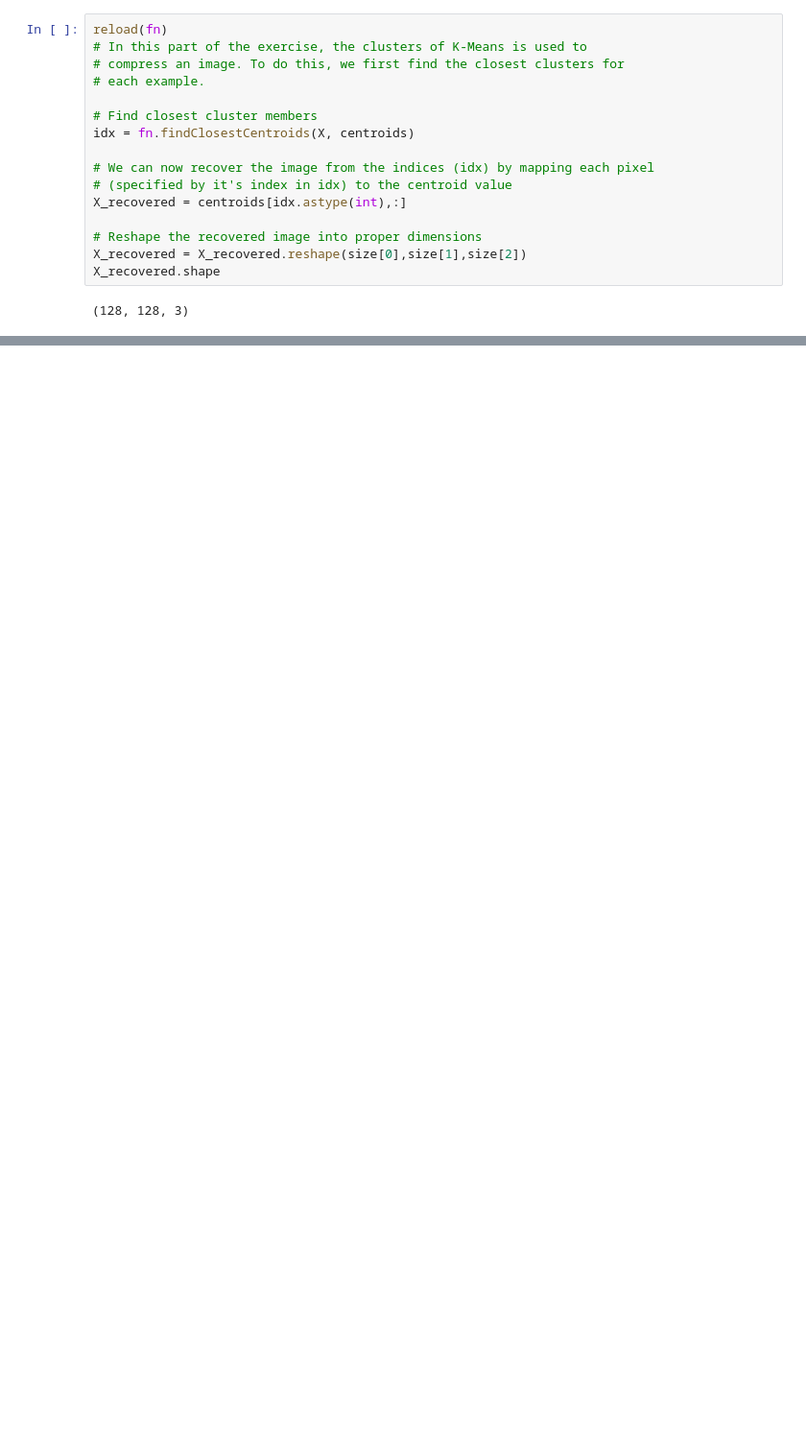
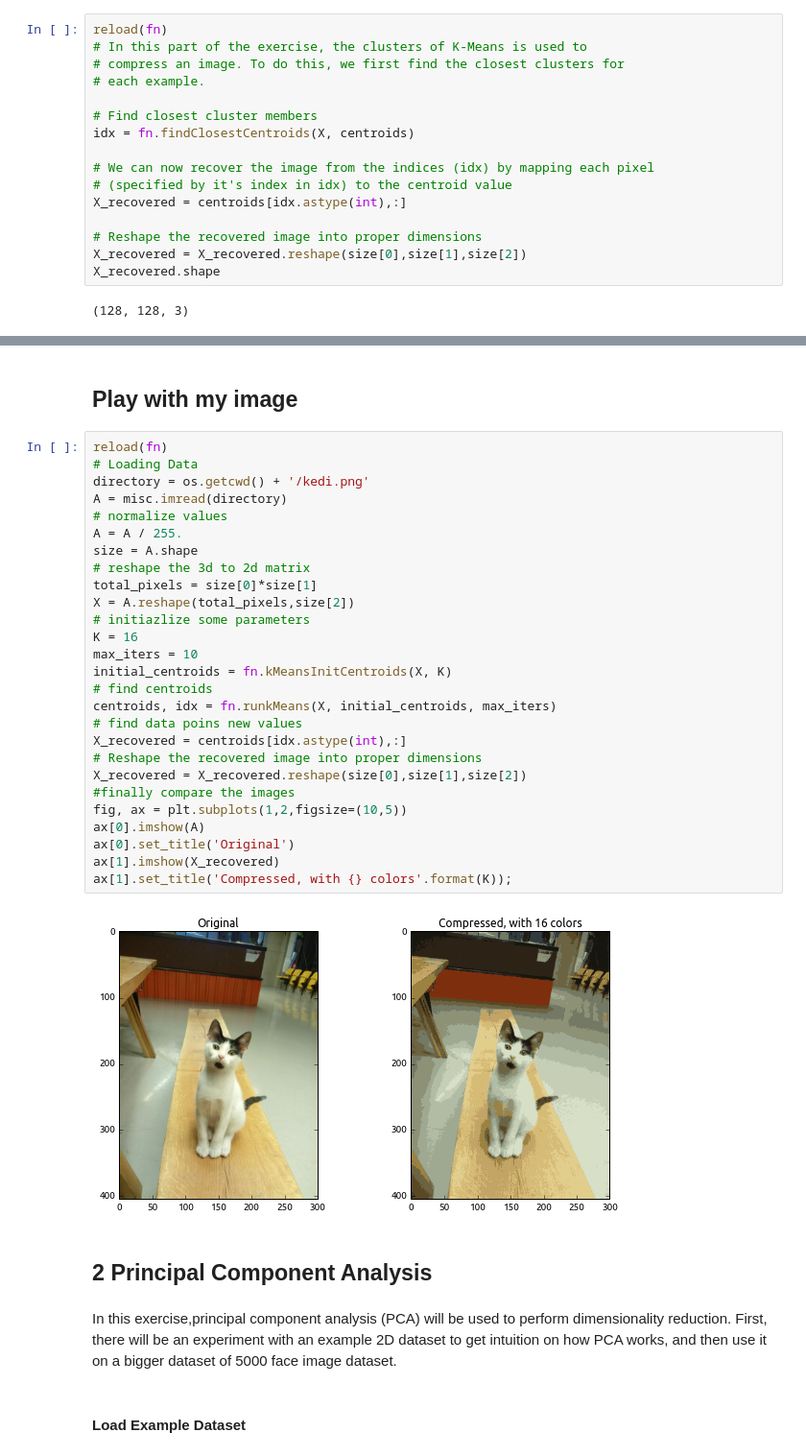
Before and after one commit to sametmarasli/machine_learning_andrewng, a Jupyter notebook: notebooks/7/k-means_clustering_and_principal_component_analysis.ipynb, the cells around one changed output, grey strips where cells are left out. Shown at 96% size. Drawn from its saved outputs; the diff is of its cells as text; blank space fills up the shorter version.

```diff
--- a/notebooks/7/k-means_clustering_and_principal_component_analysis.ipynb
+++ b/notebooks/7/k-means_clustering_and_principal_component_analysis.ipynb
@@ -191,0 +192,37 @@ ax[1].set_title('Compressed, with {} colors'.format(K))
+# %% [markdown]
+## Play with my image
+# %%
+reload(fn)
+# Loading Data
+directory = os.getcwd() + '/kedi.png'
+A = misc.imread(directory)
+# normalize values
+A = A / 255.
+size = A.shape
+# reshape the 3d to 2d matrix
+total_pixels = size[0]*size[1]
+X = A.reshape(total_pixels,size[2])
+# initiazlize some parameters
+K = 16
+max_iters = 10
+initial_centroids = fn.kMeansInitCentroids(X, K)
+# find centroids
+centroids, idx = fn.runkMeans(X, initial_centroids, max_iters)
+# find data poins new values
+X_recovered = centroids[idx.astype(int),:]
+# Reshape the recovered image into proper dimensions
+X_recovered = X_recovered.reshape(size[0],size[1],size[2])
+#finally compare the images
+fig, ax = plt.subplots(1,2,figsize=(10,5))
+ax[0].imshow(A)
+ax[0].set_title('Original')
+ax[1].imshow(X_recovered)
+ax[1].set_title('Compressed, with {} colors'.format(K));
+# %% [output]
+[figure, added]
+# %% [markdown]
+## 2 Principal Component Analysis
+# %% [markdown]
+In this exercise,principal component analysis (PCA) will be used to perform dimensionality  reduction.   First, there will be an  experiment  with  an  example  2D dataset  to  get  intuition  on  how  PCA  works,  and  then  use  it  on  a  bigger dataset of 5000 face image dataset.
+# %% [markdown]
+#### Load Example Dataset
```
Also changed, not shown: parts of 40 cells of this notebook, 2 other files.
